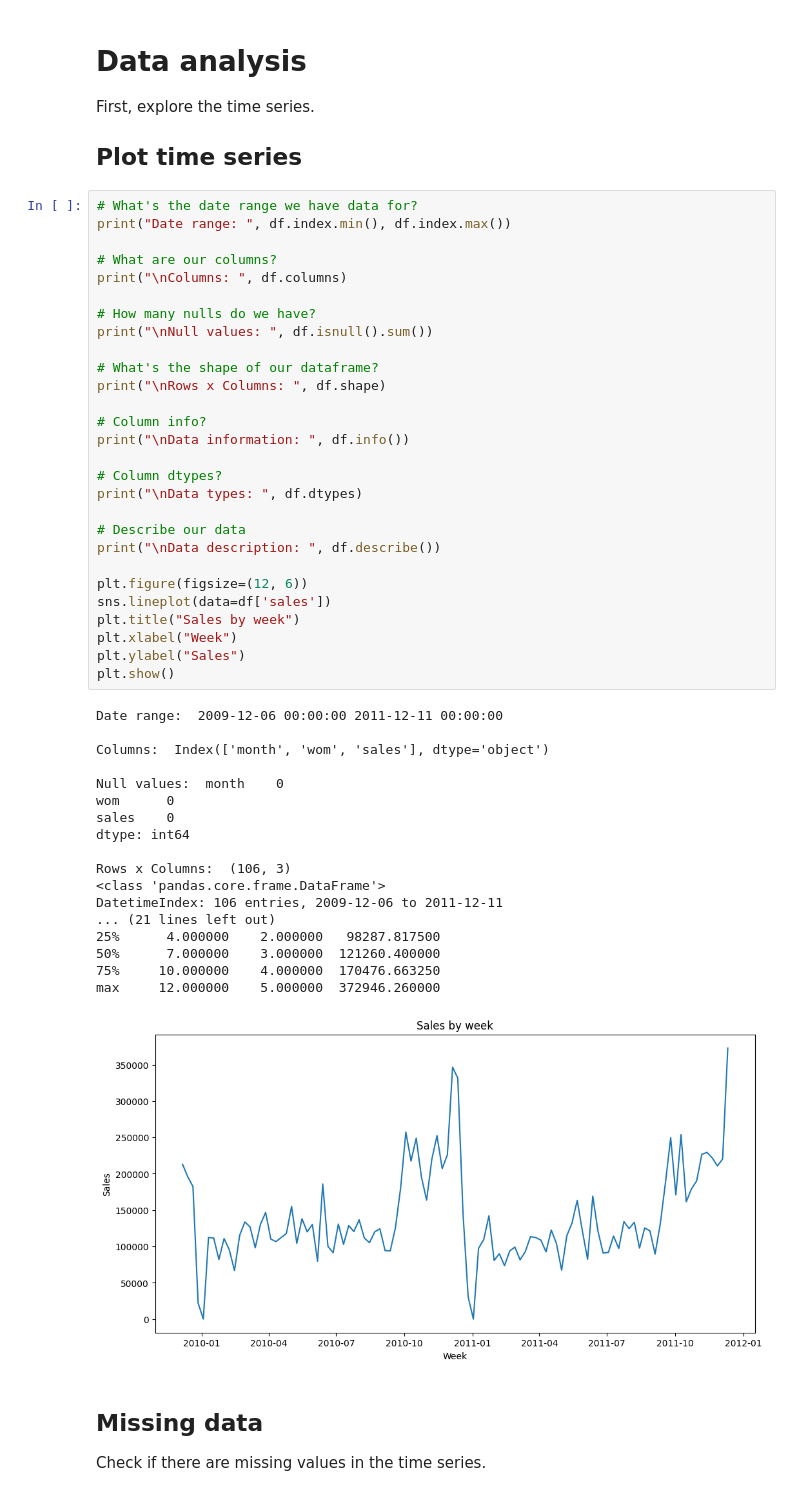
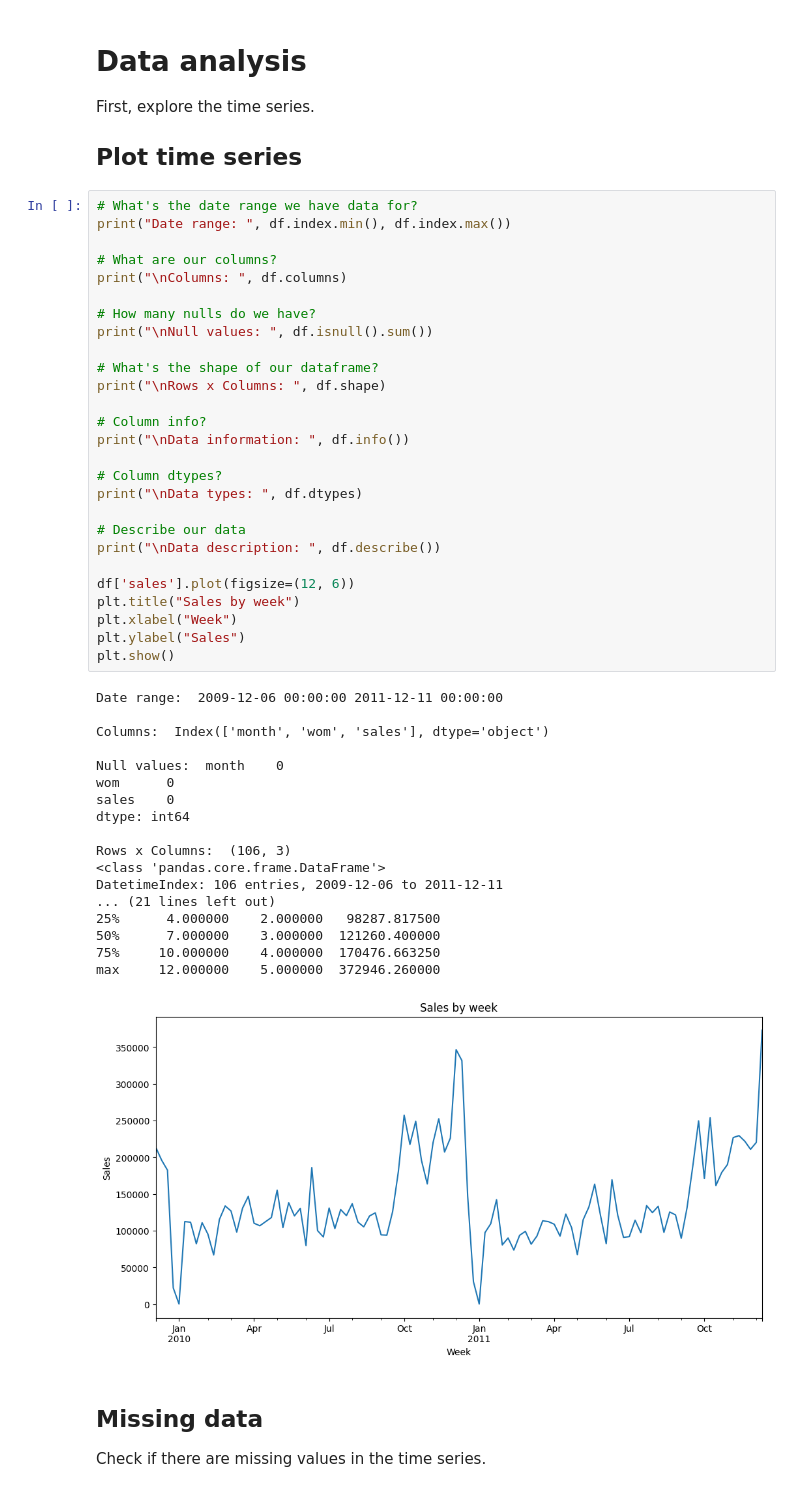
Before and after one commit to els-pnw/Feature-Engineering-Time-Series-Forecasting, a Jupyter notebook: assignment1_tabularize_time_series.ipynb, the cells around one changed output. Saved outputs shown, nothing was run; the diff lists cells and outputs as text.

```diff
--- a/assignment1_tabularize_time_series.ipynb
+++ b/assignment1_tabularize_time_series.ipynb
@@ -94,36 +89,35 @@ print("\nRows x Columns: ", df.shape)
 print("\nData information: ", df.info())
 
 # Column dtypes?
 print("\nData types: ", df.dtypes)
 
 # Describe our data
 print("\nData description: ", df.describe())
 
-plt.figure(figsize=(12, 6))
-sns.lineplot(data=df['sales'])
+df['sales'].plot(figsize=(12, 6))
 plt.title("Sales by week")
 plt.xlabel("Week")
 plt.ylabel("Sales")
 plt.show()
 # %% [output]
 Date range:  2009-12-06 00:00:00 2011-12-11 00:00:00
 
 Columns:  Index(['month', 'wom', 'sales'], dtype='object')
 
 Null values:  month    0
 wom      0
 sales    0
 dtype: int64
 
 Rows x Columns:  (106, 3)
 <class 'pandas.core.frame.DataFrame'>
 DatetimeIndex: 106 entries, 2009-12-06 to 2011-12-11
 ... (21 lines left out)
 25%      4.000000    2.000000   98287.817500
 50%      7.000000    3.000000  121260.400000
 75%     10.000000    4.000000  170476.663250
 max     12.000000    5.000000  372946.260000
-[figure, old version]
+[figure, new version]
 # %% [markdown]
 ## Missing data
 
```
Also changed, not shown: parts of 3 cells of this notebook.
